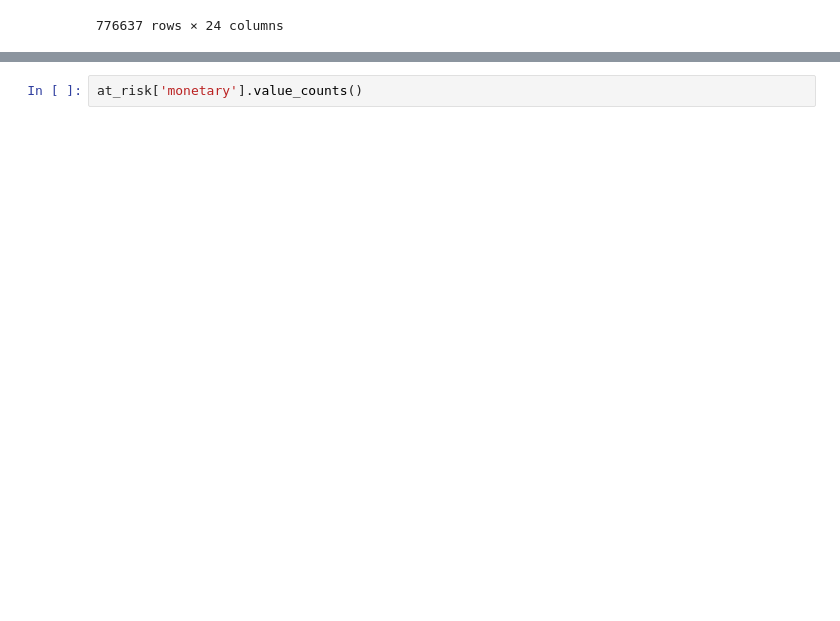
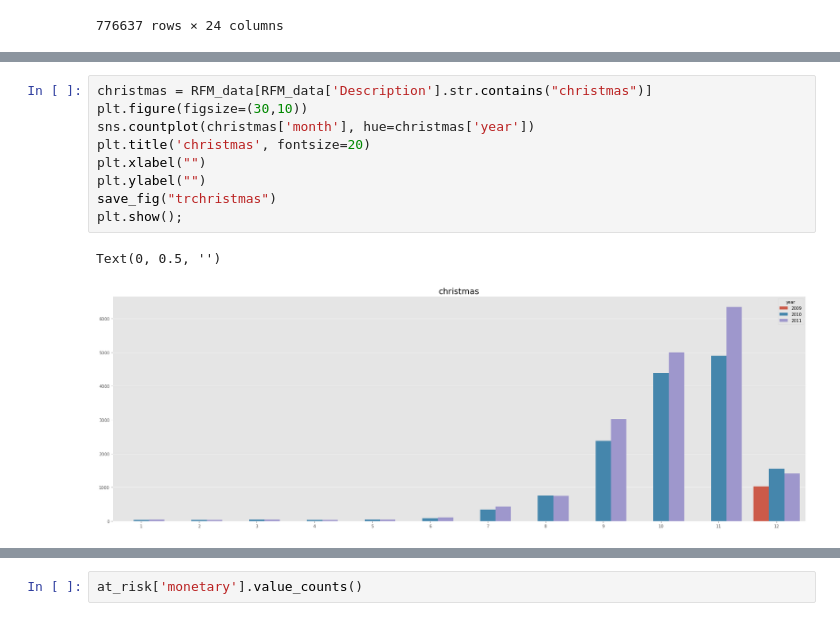
Before and after one commit to solyourock/growth, a Jupyter notebook: revise.ipynb, the cells around one changed output, grey strips where cells are left out. Saved outputs shown, nothing was run; the diff lists cells and outputs as text; blank space fills up the shorter version.

Commit message:
add word christmas products

```diff
--- a/revise.ipynb
+++ b/revise.ipynb
@@ -690,0 +628,12 @@ RFM[RFM['segment'] == 'At risk'].describe()
+# %%
+christmas = RFM_data[RFM_data['Description'].str.contains("christmas")]
+plt.figure(figsize=(30,10))
+sns.countplot(christmas['month'], hue=christmas['year'])
+plt.title('christmas', fontsize=20)
+plt.xlabel("")
+plt.ylabel("")
+save_fig("trchristmas")
+plt.show();
+# %% [output]
+Text(0, 0.5, '')
+[figure, added]
```
Also changed, not shown: parts of 73 cells of this notebook.
